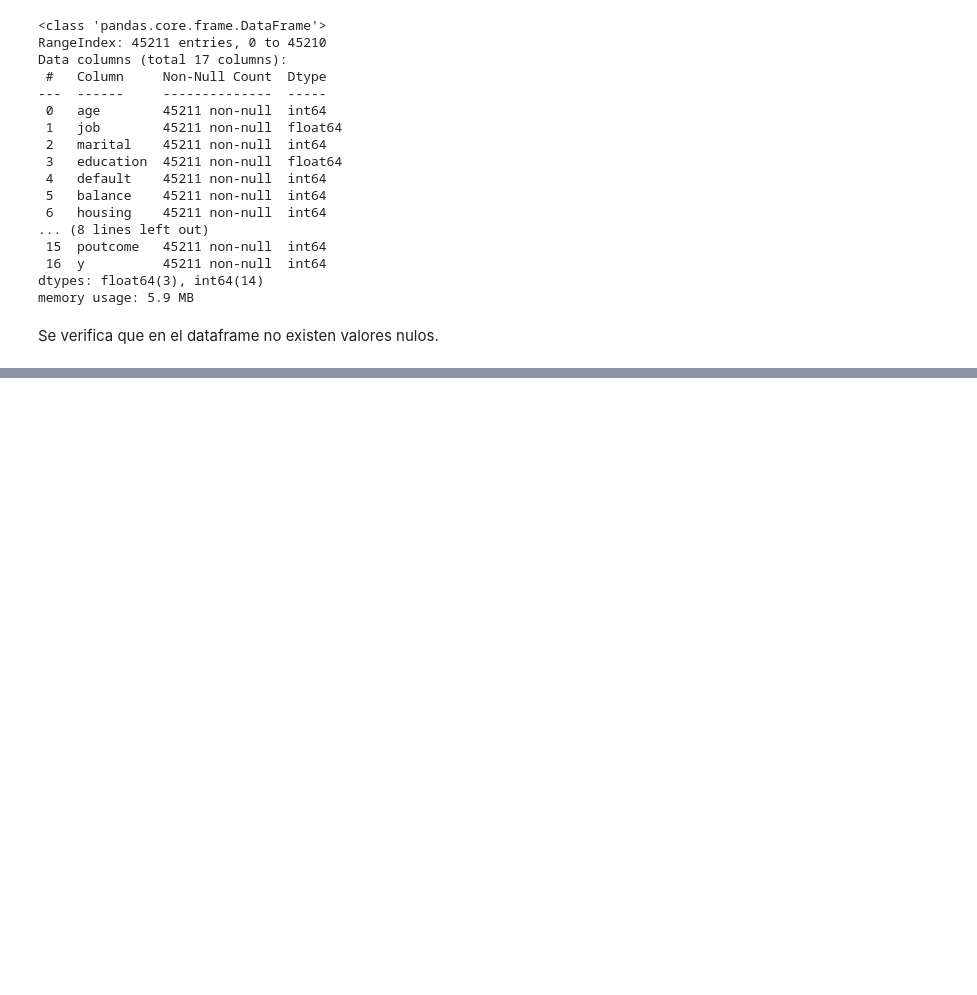
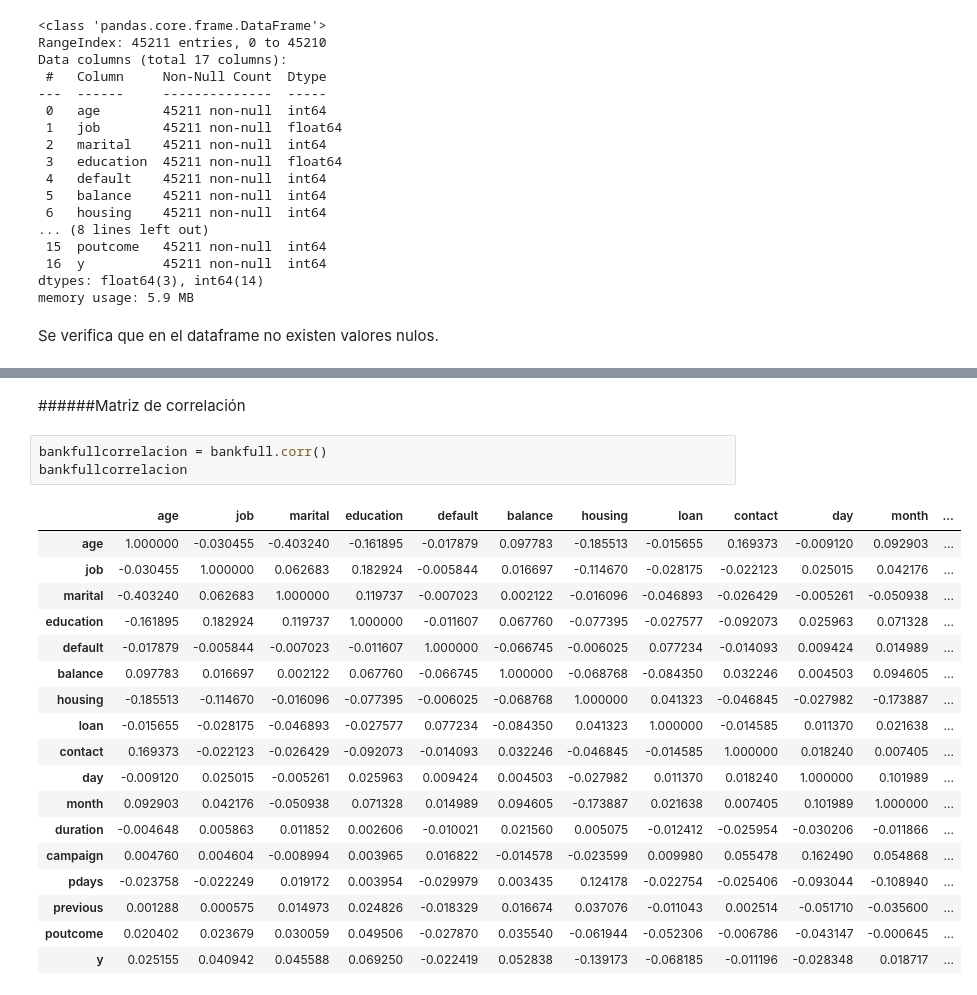
Before and after one commit to cristiandarioortegayubro/Maestria-Ciencia-de-Datos-UBA-FCE, a Jupyter notebook: Taller_de_Programacion/TF_TPP_ORTEGA_YUBRO.ipynb, the cells around one changed output, grey strips where cells are left out. Drawn from its saved outputs; the diff is of its cells as text; blank space fills up the shorter version.

```diff
--- a/Taller_de_Programacion/TF_TPP_ORTEGA_YUBRO.ipynb
+++ b/Taller_de_Programacion/TF_TPP_ORTEGA_YUBRO.ipynb
@@ -644,0 +680,24 @@ Se verifica que en el dataframe no existen valores nulos.
+# %% [markdown]
+######Matriz de correlación
+# %%
+bankfullcorrelacion = bankfull.corr()
+bankfullcorrelacion
+# %% [output]
+|  | age | job | marital | education | default | balance | housing | loan | contact | day | month | ... |
+| age | 1.000000 | -0.030455 | -0.403240 | -0.161895 | -0.017879 | 0.097783 | -0.185513 | -0.015655 | 0.169373 | -0.009120 | 0.092903 | ... |
+| job | -0.030455 | 1.000000 | 0.062683 | 0.182924 | -0.005844 | 0.016697 | -0.114670 | -0.028175 | -0.022123 | 0.025015 | 0.042176 | ... |
+| marital | -0.403240 | 0.062683 | 1.000000 | 0.119737 | -0.007023 | 0.002122 | -0.016096 | -0.046893 | -0.026429 | -0.005261 | -0.050938 | ... |
+| education | -0.161895 | 0.182924 | 0.119737 | 1.000000 | -0.011607 | 0.067760 | -0.077395 | -0.027577 | -0.092073 | 0.025963 | 0.071328 | ... |
+| default | -0.017879 | -0.005844 | -0.007023 | -0.011607 | 1.000000 | -0.066745 | -0.006025 | 0.077234 | -0.014093 | 0.009424 | 0.014989 | ... |
+| balance | 0.097783 | 0.016697 | 0.002122 | 0.067760 | -0.066745 | 1.000000 | -0.068768 | -0.084350 | 0.032246 | 0.004503 | 0.094605 | ... |
+| housing | -0.185513 | -0.114670 | -0.016096 | -0.077395 | -0.006025 | -0.068768 | 1.000000 | 0.041323 | -0.046845 | -0.027982 | -0.173887 | ... |
+| loan | -0.015655 | -0.028175 | -0.046893 | -0.027577 | 0.077234 | -0.084350 | 0.041323 | 1.000000 | -0.014585 | 0.011370 | 0.021638 | ... |
+| contact | 0.169373 | -0.022123 | -0.026429 | -0.092073 | -0.014093 | 0.032246 | -0.046845 | -0.014585 | 1.000000 | 0.018240 | 0.007405 | ... |
+| day | -0.009120 | 0.025015 | -0.005261 | 0.025963 | 0.009424 | 0.004503 | -0.027982 | 0.011370 | 0.018240 | 1.000000 | 0.101989 | ... |
+| month | 0.092903 | 0.042176 | -0.050938 | 0.071328 | 0.014989 | 0.094605 | -0.173887 | 0.021638 | 0.007405 | 0.101989 | 1.000000 | ... |
+| duration | -0.004648 | 0.005863 | 0.011852 | 0.002606 | -0.010021 | 0.021560 | 0.005075 | -0.012412 | -0.025954 | -0.030206 | -0.011866 | ... |
+| campaign | 0.004760 | 0.004604 | -0.008994 | 0.003965 | 0.016822 | -0.014578 | -0.023599 | 0.009980 | 0.055478 | 0.162490 | 0.054868 | ... |
+| pdays | -0.023758 | -0.022249 | 0.019172 | 0.003954 | -0.029979 | 0.003435 | 0.124178 | -0.022754 | -0.025406 | -0.093044 | -0.108940 | ... |
+| previous | 0.001288 | 0.000575 | 0.014973 | 0.024826 | -0.018329 | 0.016674 | 0.037076 | -0.011043 | 0.002514 | -0.051710 | -0.035600 | ... |
+| poutcome | 0.020402 | 0.023679 | 0.030059 | 0.049506 | -0.027870 | 0.035540 | -0.061944 | -0.052306 | -0.006786 | -0.043147 | -0.000645 | ... |
+| y | 0.025155 | 0.040942 | 0.045588 | 0.069250 | -0.022419 | 0.052838 | -0.139173 | -0.068185 | -0.011196 | -0.028348 | 0.018717 | ... |
```
Also changed, not shown: parts of 14 cells of this notebook.
